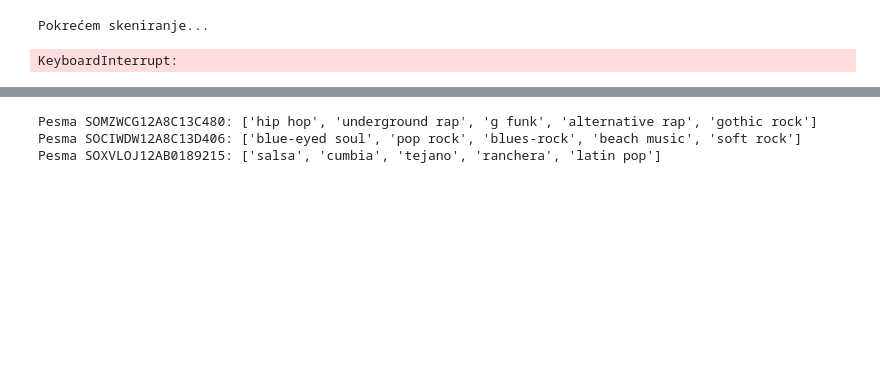
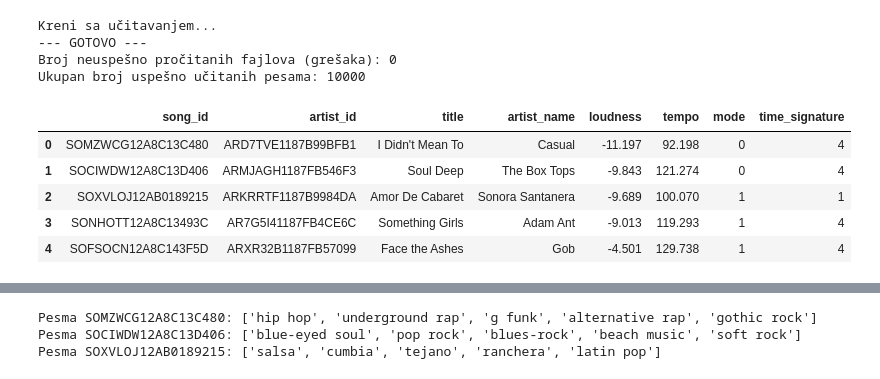
Before and after one commit to pfe-rs/lk-s-2026-next-song-recommendation, a Jupyter notebook: sveskaDVAAAA.ipynb, the cells around one changed output, grey strips where cells are left out. Drawn from its saved outputs; the diff is of its cells as text; code cells hidden in the pictures; blank space fills up the shorter version.

```diff
--- a/sveskaDVAAAA.ipynb
+++ b/sveskaDVAAAA.ipynb
@@ -5,62 +5,66 @@ import pandas as pd
 
 BASE_DIR = './MillionSongSubset'
 # %%
+
 sve_pesme = []
 brojac_gresaka = 0
-print("kreni")
-
+print("Kreni sa učitavanjem...")
 
 for root, dirs, files in os.walk(BASE_DIR):
     for file in files:
         if file.endswith('.h5'):
             file_path = os.path.join(root, file)
 
+            # Dodajemo try-except blok da program ne pukne ako je neki fajl korumpiran
             try:
                 with h5py.File(file_path, 'r') as f:
                     meta_songs = f['metadata']['songs'][0]
-                    raw_terms = f['metadata']['artist_terms'][:]
-                    raw_artist_similarity = f['metadata']['similar_artists'][:]
-                    raw_terms_weights = f['metadata']['artist_terms_weight'][:]
+                    analysis_songs = f['analysis']['songs'][0]
 
+                    # Učitavamo samo osnovne identifikatore i numeričke podatke
                     song_id = meta_songs['song_id'].decode('utf-8', errors='replace')
-                    artist_id =  meta_songs['artist_id'].decode('utf-8', errors='replace')
-                    artist_terms = [term.decode('utf-8') for term in raw_terms]
+                    artist_id = meta_songs['artist_id'].decode('utf-8', errors='replace')
                     artist_name = meta_songs['artist_name'].decode('utf-8', errors='replace')
-                    artist_terms_weights = [weight for weight in raw_terms_weights]
-                    analysis_songs = f['analysis']['songs'][0]
-                    loudness = analysis_songs['loudness']
-                    tempo = analysis_songs['tempo']
-                    sim_art = [f.decode('utf-8') for f in raw_artist_similarity]
+                    title = meta_songs['title'].decode('utf-8', errors='replace')
+
+                    loudness = float(analysis_songs['loudness'])
+                    tempo = float(analysis_songs['tempo'])
                     modes = int(analysis_songs['mode'])
-                    mb_songs = f['musicbrainz']['songs'][0]
-                    timesig = analysis_songs['time_signature']
-                    title = meta_songs['title'].decode('utf-8', errors='replace')
-                    sve_pesme.append({
+                    timesig = int(analysis_songs['time_signature'])
 
-                       'song_id': song_id,
-                        'artist_id': artist_id,
-                        'title' : title,
-                        'artist_name': artist_name,
-                        'artist_terms': artist_terms,
-                        'artist_terms_weight': artist_terms_weights,
-                        'loudness': loudness,
-                        'tempo': tempo,
-                       'similar_artists': sim_art,
-                        'mode': modes,
-                        'time_signature': timesig
-                    })
+                # Dodavanje u listu (sve uvučeno unutar try bloka)
+                sve_pesme.append({
+                    'song_id': song_id,
+                    'artist_id': artist_id,
+                    'title' : title,
+                    'artist_name': artist_name,
+                    'loudness': loudness,
+                    'tempo': tempo,
+                    'mode': modes,
+                    'time_signature': timesig
+                })
+
             except Exception as e:
+                # Ako se desi greška pri čitanju nekog fajla, samo je evidentiramo i idemo dalje
                 brojac_gresaka += 1
-                if brojac_gresaka <= 3:
-                    print(f"{file}: {e}")
 
-print(f"grešaka: {brojac_gresaka}")
+print("--- GOTOVO ---")
+print(f"Broj neuspešno pročitanih fajlova (grešaka): {brojac_gresaka}")
 
+# Pravljenje DataFrame-a
 df = pd.DataFrame(sve_pesme)
-print( {len(df)} )
+print(f"Ukupan broj uspešno učitanih pesama: {len(df)}")
 
 if not df.empty:
     display(df.head())
 # %% [output]
-Pokrećem skeniranje...
+Kreni sa učitavanjem...
+--- GOTOVO ---
+Broj neuspešno pročitanih fajlova (grešaka): 0
+Ukupan broj uspešno učitanih pesama: 10000
-KeyboardInterrupt:
+|  | song_id | artist_id | title | artist_name | loudness | tempo | mode | time_signature |
+| 0 | SOMZWCG12A8C13C480 | ARD7TVE1187B99BFB1 | I Didn't Mean To | Casual | -11.197 | 92.198 | 0 | 4 |
+| 1 | SOCIWDW12A8C13D406 | ARMJAGH1187FB546F3 | Soul Deep | The Box Tops | -9.843 | 121.274 | 0 | 4 |
+| 2 | SOXVLOJ12AB0189215 | ARKRRTF1187B9984DA | Amor De Cabaret | Sonora Santanera | -9.689 | 100.070 | 1 | 1 |
+| 3 | SONHOTT12A8C13493C | AR7G5I41187FB4CE6C | Something Girls | Adam Ant | -9.013 | 119.293 | 1 | 4 |
+| 4 | SOFSOCN12A8C143F5D | ARXR32B1187FB57099 | Face the Ashes | Gob | -4.501 | 129.738 | 1 | 4 |
```
Also changed, not shown: parts of 31 cells of this notebook.
